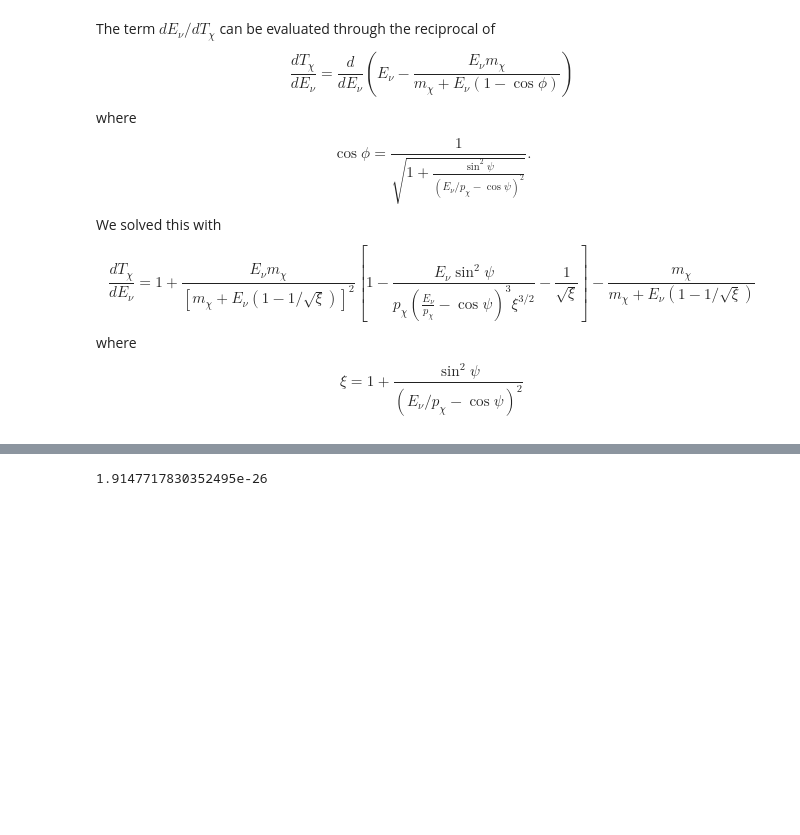
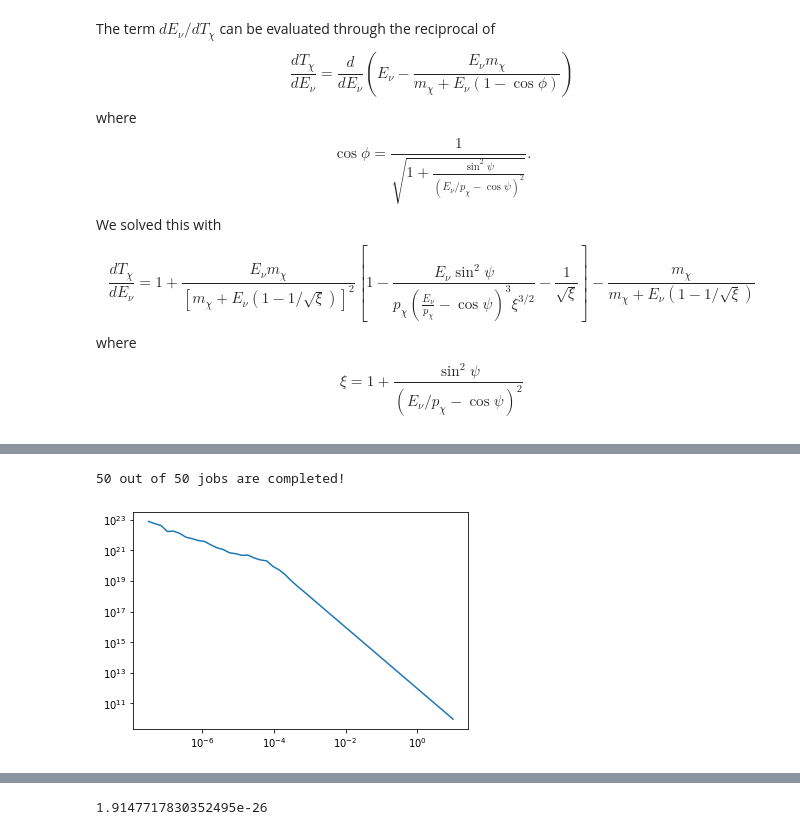
Before and after one commit to yenhsunlin/SNnuBDM2, a Jupyter notebook: src/snvbdm.ipynb, the cells around one changed output, grey strips where cells are left out. Saved outputs shown, nothing was run; the diff lists cells and outputs as text; code cells hidden in the pictures; blank space fills up the shorter version.

```diff
--- a/src/snvbdm.ipynb
+++ b/src/snvbdm.ipynb
@@ -123,0 +142,18 @@ def xemissivity(Tx,mx,mV,r,d,Rstar,psi,Re = 8.5,gV = 1,gD = 1,max_Ev = 100):
+# %%
+def get_BDMflux_theta(t,Tx,mx,mV,Rstar,theta,phi,beta,Re = 8.5,gV = 1,gD = 1,max_Ev = 100):
+    # Get BDM velocity
+    vx = get_BDMv(Tx,mx)
+    # Get the propagation length of BDM via given t and vx
+    d = get_d(t,vx,Rstar,theta)
+    # Get the required SNv propagation length
+    D = get_D(d,Rstar,theta)
+    # Get the distance between boosted point to GC
+    rprime = get_rprime(d,Rstar,Re,theta,phi,beta)
+    # Get the BDM scattering angle psi
+    psi = np.arccos(get_cosPsi(d,Rstar,theta))
+    # Evaluate the xemissivity
+    jx = xemissivity(Tx,mx,mV,rprime,d,Rstar,psi,Re,gV,gD,max_Ev)
+    # Jacobian
+    J = light_speed/((d - Rstar*np.cos(theta))/D + 1/vx)
+    # BDM flux
+    return J*jx*vx*np.sin(theta)
@@ -123,0 +163,25 @@ def xemissivity(Tx,mx,mV,r,d,Rstar,psi,Re = 8.5,gV = 1,gD = 1,max_Ev = 100):
+# %%
+Tx = 5
+mx = 1e-3
+mV = mx/3
+theta_ls = np.logspace(-2,np.log10(np.pi/2),20)
+phi_ls = np.linspace(0,2*np.pi,20)
+bdmflux = []
+integ = vegas.Integrator([[0, np.pi/2]])
+i = 1
+for t in np.logspace(0,np.log10(10*yr2s),50):
+    def f(x):
+        theta = x[0]
+        return 2*np.pi*get_BDMflux_theta(t,Tx,mx,mV,8.5,theta,0,0)
+    result = integ(f,nitn=10,neval=5000)
+    bdmflux.append(result.mean)
+    print(f'{i} out of 50 jobs are completed!',end='\r')
+    i+=1
+# %% [output]
+50 out of 50 jobs are completed!
+# %%
+plt.plot(np.logspace(0,np.log10(10*yr2s),50)/yr2s,bdmflux)
+plt.xscale('log')
+plt.yscale('log')
+# %% [output]
+[figure, added]
```
Also changed, not shown: parts of 11 cells of this notebook, 3 other files.
